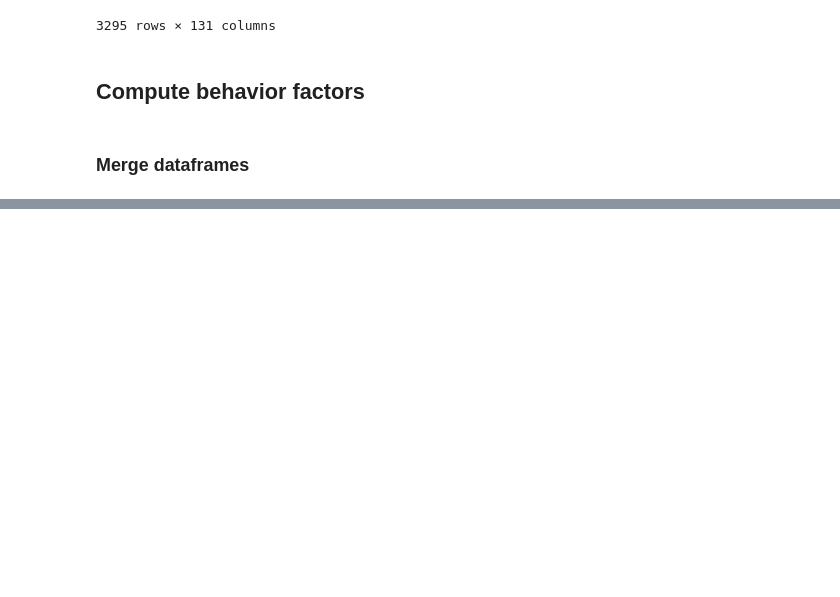
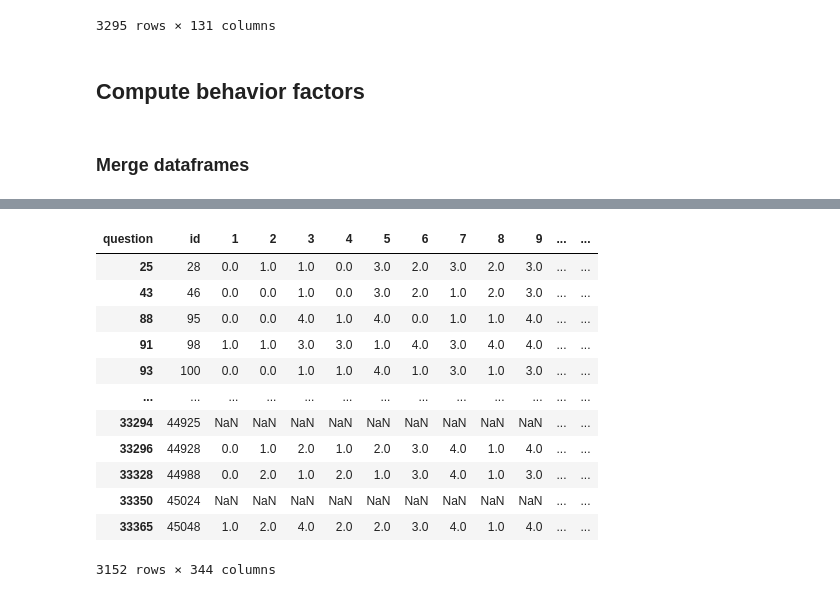
Before and after one commit to broadinstitute/dog_behavioral_gwas_paper, a Jupyter notebook: notebooks/make_phenotype_dataframe.ipynb, the cells around one changed output, grey strips where cells are left out. Cells and saved outputs as stored; diff of their text form; code cells hidden in the pictures; blank space fills up the shorter version.

```diff
--- a/notebooks/make_phenotype_dataframe.ipynb
+++ b/notebooks/make_phenotype_dataframe.ipynb
@@ -410,0 +424,16 @@ all_phenotypes.to_csv("/seq/vgb/bryc/data/darwins_dogs/2024-09-23_cache/2024-10-
+# %%
+answers
+# %% [output]
+| question | id | 1 | 2 | 3 | 4 | 5 | 6 | 7 | 8 | 9 | ... | ... |
+| 25 | 28 | 0.0 | 1.0 | 1.0 | 0.0 | 3.0 | 2.0 | 3.0 | 2.0 | 3.0 | ... | ... |
+| 43 | 46 | 0.0 | 0.0 | 1.0 | 0.0 | 3.0 | 2.0 | 1.0 | 2.0 | 3.0 | ... | ... |
+| 88 | 95 | 0.0 | 0.0 | 4.0 | 1.0 | 4.0 | 0.0 | 1.0 | 1.0 | 4.0 | ... | ... |
+| 91 | 98 | 1.0 | 1.0 | 3.0 | 3.0 | 1.0 | 4.0 | 3.0 | 4.0 | 4.0 | ... | ... |
+| 93 | 100 | 0.0 | 0.0 | 1.0 | 1.0 | 4.0 | 1.0 | 3.0 | 1.0 | 3.0 | ... | ... |
+| ... | ... | ... | ... | ... | ... | ... | ... | ... | ... | ... | ... | ... |
+| 33294 | 44925 | NaN | NaN | NaN | NaN | NaN | NaN | NaN | NaN | NaN | ... | ... |
+| 33296 | 44928 | 0.0 | 1.0 | 2.0 | 1.0 | 2.0 | 3.0 | 4.0 | 1.0 | 4.0 | ... | ... |
+| 33328 | 44988 | 0.0 | 2.0 | 1.0 | 2.0 | 1.0 | 3.0 | 4.0 | 1.0 | 3.0 | ... | ... |
+| 33350 | 45024 | NaN | NaN | NaN | NaN | NaN | NaN | NaN | NaN | NaN | ... | ... |
+| 33365 | 45048 | 1.0 | 2.0 | 4.0 | 2.0 | 2.0 | 3.0 | 4.0 | 1.0 | 4.0 | ... | ... |
+3152 rows × 344 columns
```
Also changed, not shown: parts of 5 cells of this notebook.
